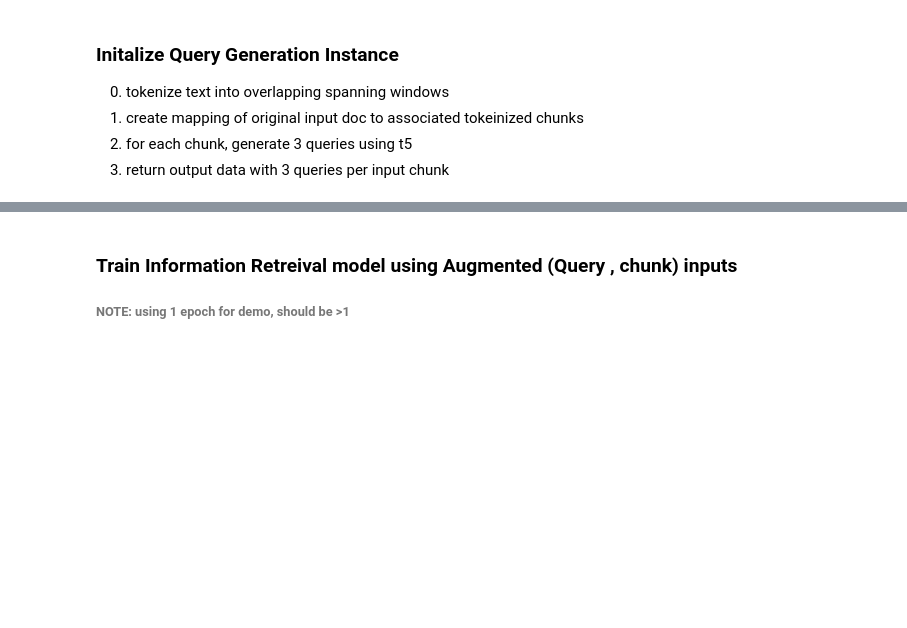
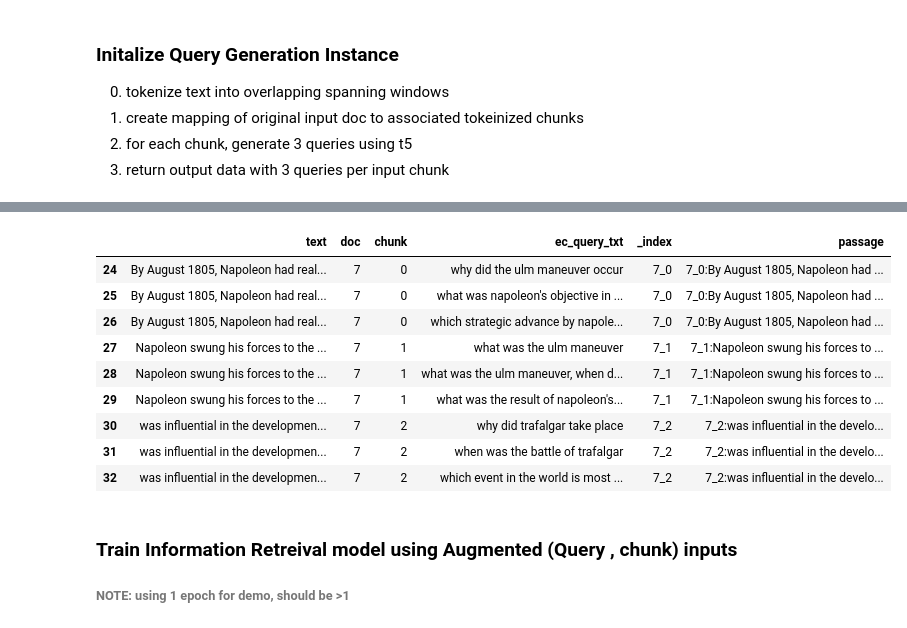
Before and after one commit to zack-carideo/MyModules, a Jupyter notebook: semantic_search/genq_pinecone/demo.ipynb, the cells around one changed output, grey strips where cells are left out. Saved outputs shown, nothing was run; the diff lists cells and outputs as text; code cells hidden in the pictures; blank space fills up the shorter version.

```diff
--- a/semantic_search/genq_pinecone/demo.ipynb
+++ b/semantic_search/genq_pinecone/demo.ipynb
@@ -190,3 +190,16 @@ INFO:__main__:creating loader to handle loading batches of data for model traini
+# %%
+train_df[train_df['doc']==7]
+# %% [output]
+|  | text | doc | chunk | ec_query_txt | _index | passage |
+| 24 | By August 1805, Napoleon had real... | 7 | 0 | why did the ulm maneuver occur | 7_0 | 7_0:By August 1805, Napoleon had ... |
+| 25 | By August 1805, Napoleon had real... | 7 | 0 | what was napoleon's objective in ... | 7_0 | 7_0:By August 1805, Napoleon had ... |
+| 26 | By August 1805, Napoleon had real... | 7 | 0 | which strategic advance by napole... | 7_0 | 7_0:By August 1805, Napoleon had ... |
+| 27 | Napoleon swung his forces to the ... | 7 | 1 | what was the ulm maneuver | 7_1 | 7_1:Napoleon swung his forces to ... |
+| 28 | Napoleon swung his forces to the ... | 7 | 1 | what was the ulm maneuver, when d... | 7_1 | 7_1:Napoleon swung his forces to ... |
+| 29 | Napoleon swung his forces to the ... | 7 | 1 | what was the result of napoleon's... | 7_1 | 7_1:Napoleon swung his forces to ... |
+| 30 | was influential in the developmen... | 7 | 2 | why did trafalgar take place | 7_2 | 7_2:was influential in the develo... |
+| 31 | was influential in the developmen... | 7 | 2 | when was the battle of trafalgar | 7_2 | 7_2:was influential in the develo... |
+| 32 | was influential in the developmen... | 7 | 2 | which event in the world is most ... | 7_2 | 7_2:was influential in the develo... |
 # %% [markdown]
 ### Train Information Retreival model using Augmented (Query , chunk) inputs
 ###### NOTE: using 1 epoch for demo, should be >1
```
Also changed, not shown: parts of 2 cells of this notebook.
